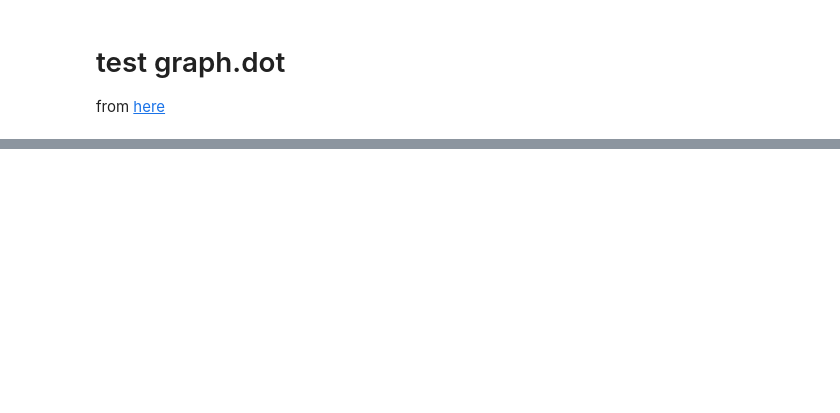
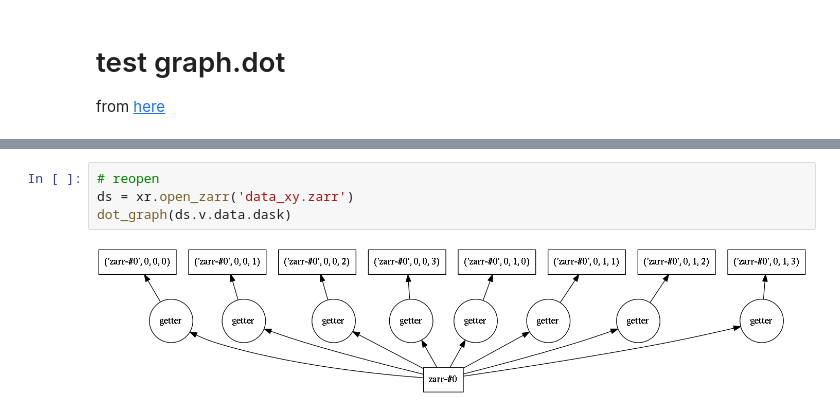
Before and after one commit to apatlpo/lops-array, a Jupyter notebook: sandbox/test_graph.ipynb, the cells around one changed output, grey strips where cells are left out. Drawn from its saved outputs; the diff is of its cells as text; blank space fills up the shorter version.

```diff
--- a/sandbox/test_graph.ipynb
+++ b/sandbox/test_graph.ipynb
@@ -57,0 +134,6 @@ print(dask.__version__)
+# %%
+# reopen
+ds = xr.open_zarr('data_xy.zarr')
+dot_graph(ds.v.data.dask)
+# %% [output]
+[figure, added]
```
Also changed, not shown: parts of 20 cells of this notebook, 1 other file.
